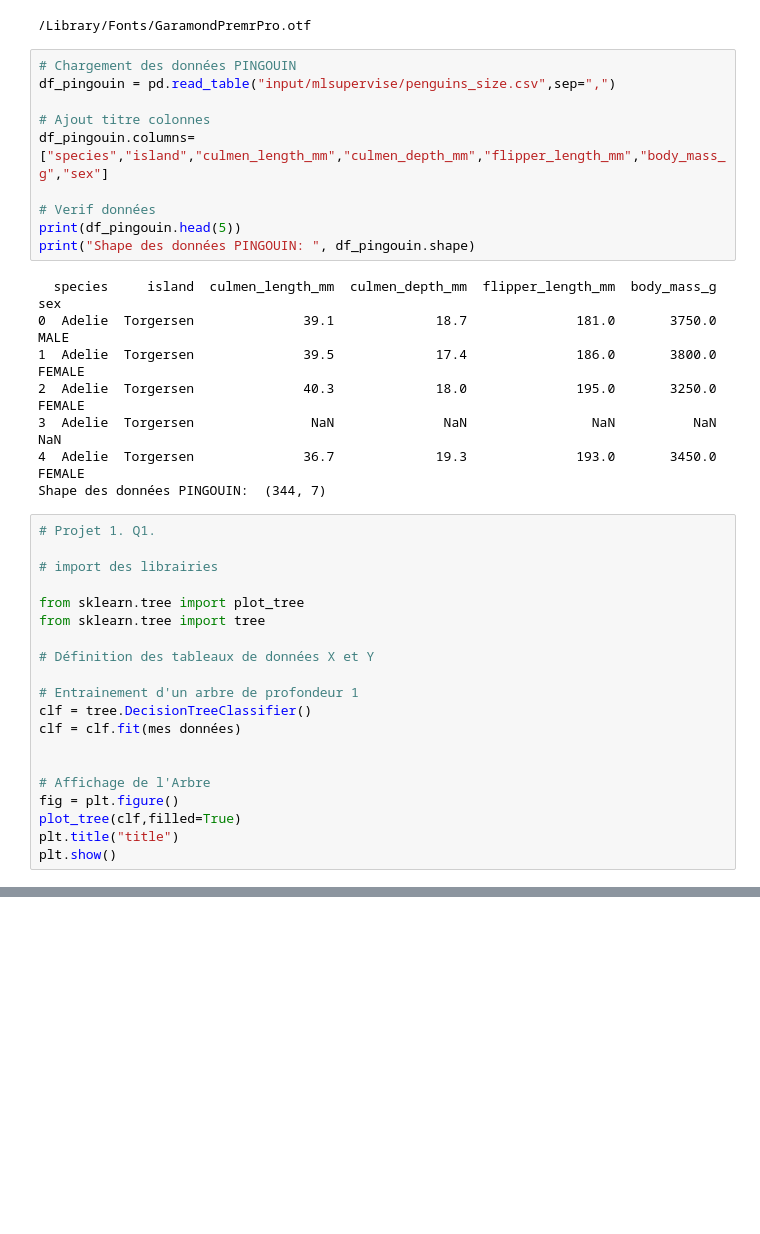
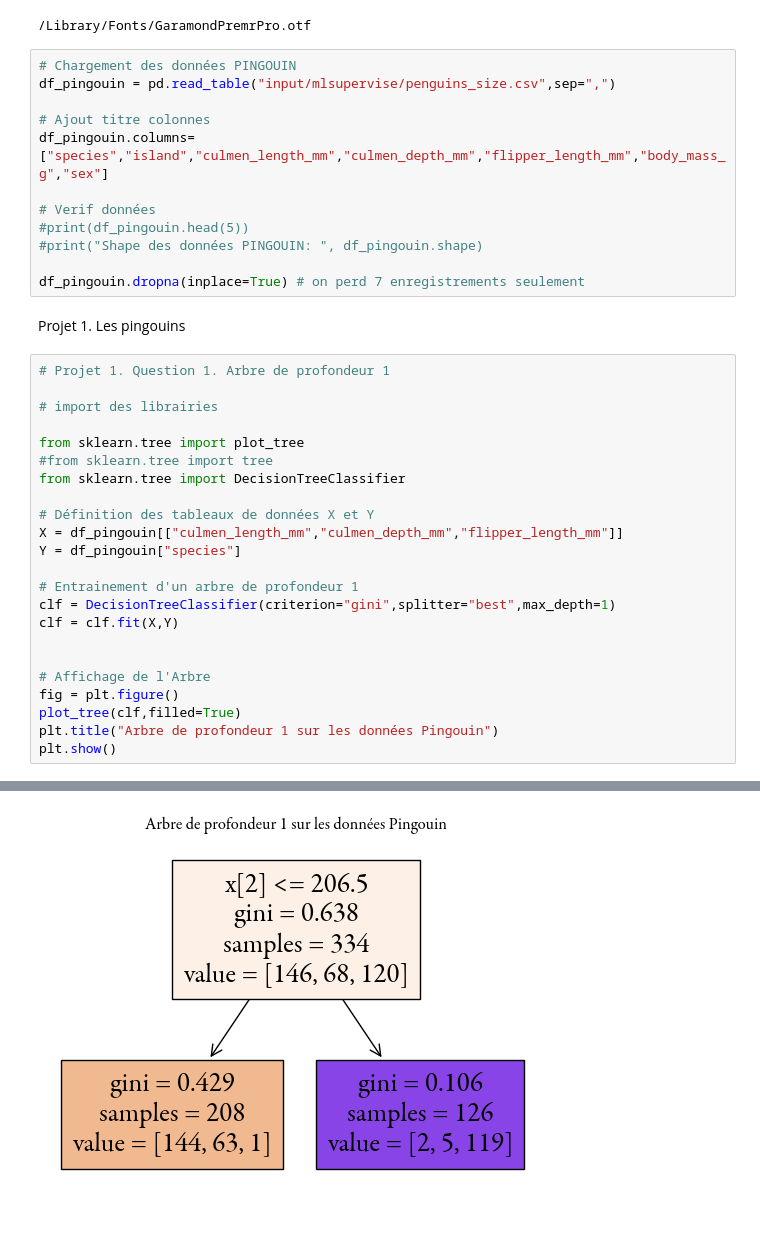
Before and after one commit to RMorana/DU_Data, a Jupyter notebook: ML Supervise.ipynb, the cells around one changed output, grey strips where cells are left out. Drawn from its saved outputs; the diff is of its cells as text; blank space fills up the shorter version.

```diff
--- a/ML Supervise.ipynb
+++ b/ML Supervise.ipynb
@@ -65,34 +65,33 @@ df_pingouin = pd.read_table("input/mlsupervise/penguins_size.csv",sep=",")
 df_pingouin.columns=["species","island","culmen_length_mm","culmen_depth_mm","flipper_length_mm","body_mass_g","sex"]
 
 # Verif données
-print(df_pingouin.head(5))
-print("Shape des données PINGOUIN: ", df_pingouin.shape)
+#print(df_pingouin.head(5))
+#print("Shape des données PINGOUIN: ", df_pingouin.shape)
+
+df_pingouin.dropna(inplace=True) # on perd 7 enregistrements seulement
-# %% [output]
-  species     island  culmen_length_mm  culmen_depth_mm  flipper_length_mm  body_mass_g     sex
-0  Adelie  Torgersen              39.1             18.7              181.0       3750.0    MALE
-1  Adelie  Torgersen              39.5             17.4              186.0       3800.0  FEMALE
-2  Adelie  Torgersen              40.3             18.0              195.0       3250.0  FEMALE
-3  Adelie  Torgersen               NaN              NaN                NaN          NaN     NaN
-4  Adelie  Torgersen              36.7             19.3              193.0       3450.0  FEMALE
-Shape des données PINGOUIN:  (344, 7)
+# %% [markdown]
+Projet 1. Les pingouins
 # %%
-# Projet 1. Q1.
+# Projet 1. Question 1. Arbre de profondeur 1
 
 # import des librairies
 
 from sklearn.tree import plot_tree
-from sklearn.tree import tree
+#from sklearn.tree import tree
+from sklearn.tree import DecisionTreeClassifier
 
 # Définition des tableaux de données X et Y
+X = df_pingouin[["culmen_length_mm","culmen_depth_mm","flipper_length_mm"]]
+Y = df_pingouin["species"]
 
 # Entrainement d'un arbre de profondeur 1
-clf = tree.DecisionTreeClassifier()
-clf = clf.fit(mes données)
+clf = DecisionTreeClassifier(criterion="gini",splitter="best",max_depth=1)
+clf = clf.fit(X,Y)
 
 
 # Affichage de l'Arbre
 fig = plt.figure()
 plot_tree(clf,filled=True)
-plt.title("title")
+plt.title("Arbre de profondeur 1 sur les données Pingouin")
 plt.show()
 # %% [output]
@@ -99,0 +98 @@ ImportError: cannot import name 'tree' from 'sklearn.tree' (/Users/delphine/Appl
+[figure, added]
```
Also changed, not shown: parts of 4 cells of this notebook.
